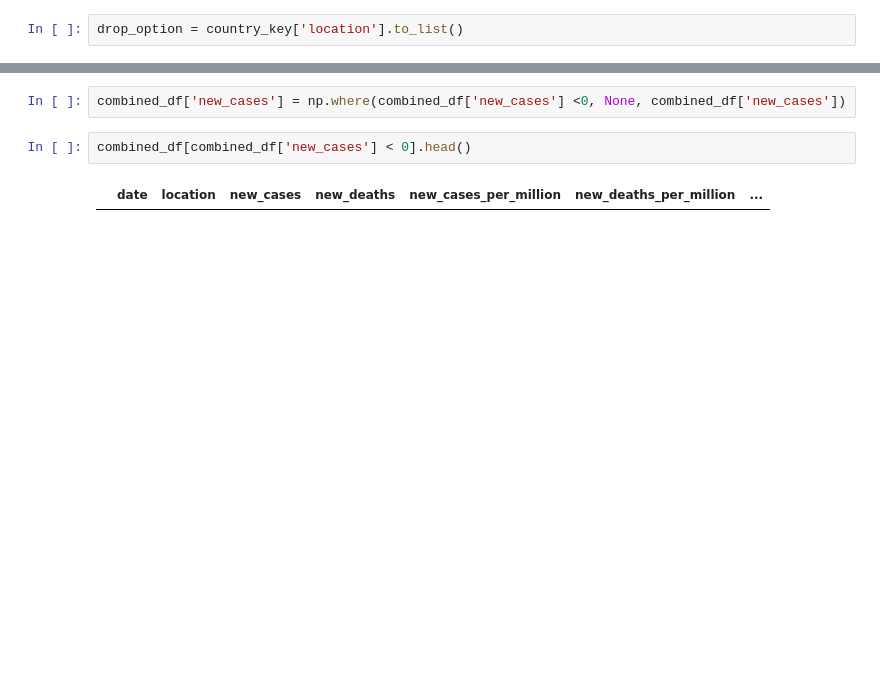
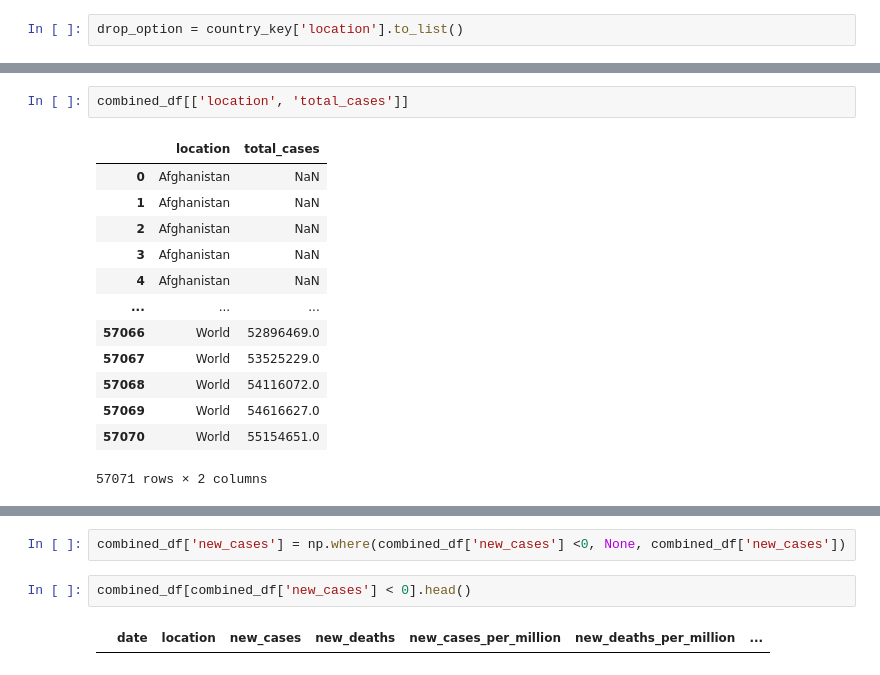
Before and after one commit to teguhsam/COVID19-Dashboard-with-Streamlit, a Jupyter notebook: Dashboard.ipynb, the cells around one changed output, grey strips where cells are left out. Cells and saved outputs as stored; diff of their text form; blank space fills up the shorter version.

```diff
--- a/Dashboard.ipynb
+++ b/Dashboard.ipynb
@@ -20,3 +44,19 @@ Data last updated: 2020-11-11
+# %%
+combined_df[['location', 'total_cases']]
+# %% [output]
+|  | location | total_cases |
+| 0 | Afghanistan | NaN |
+| 1 | Afghanistan | NaN |
+| 2 | Afghanistan | NaN |
+| 3 | Afghanistan | NaN |
+| 4 | Afghanistan | NaN |
+| ... | ... | ... |
+| 57066 | World | 52896469.0 |
+| 57067 | World | 53525229.0 |
+| 57068 | World | 54116072.0 |
+| 57069 | World | 54616627.0 |
+| 57070 | World | 55154651.0 |
+57071 rows × 2 columns
 # %%
 country_select = "Canada"
 combined_df[combined_df.location == country_select].plot('date', 'new_cases')
```
Also changed, not shown: parts of 9 cells of this notebook, 2 other files.
